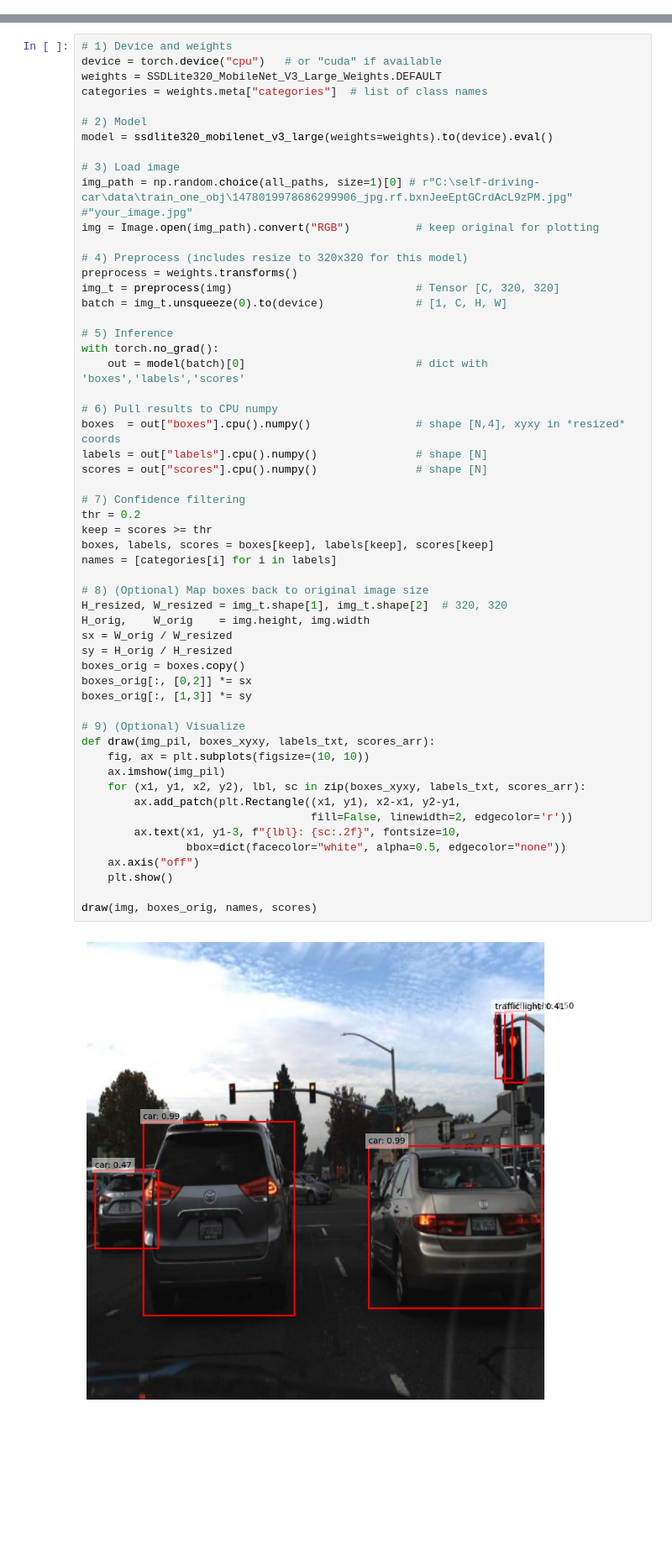
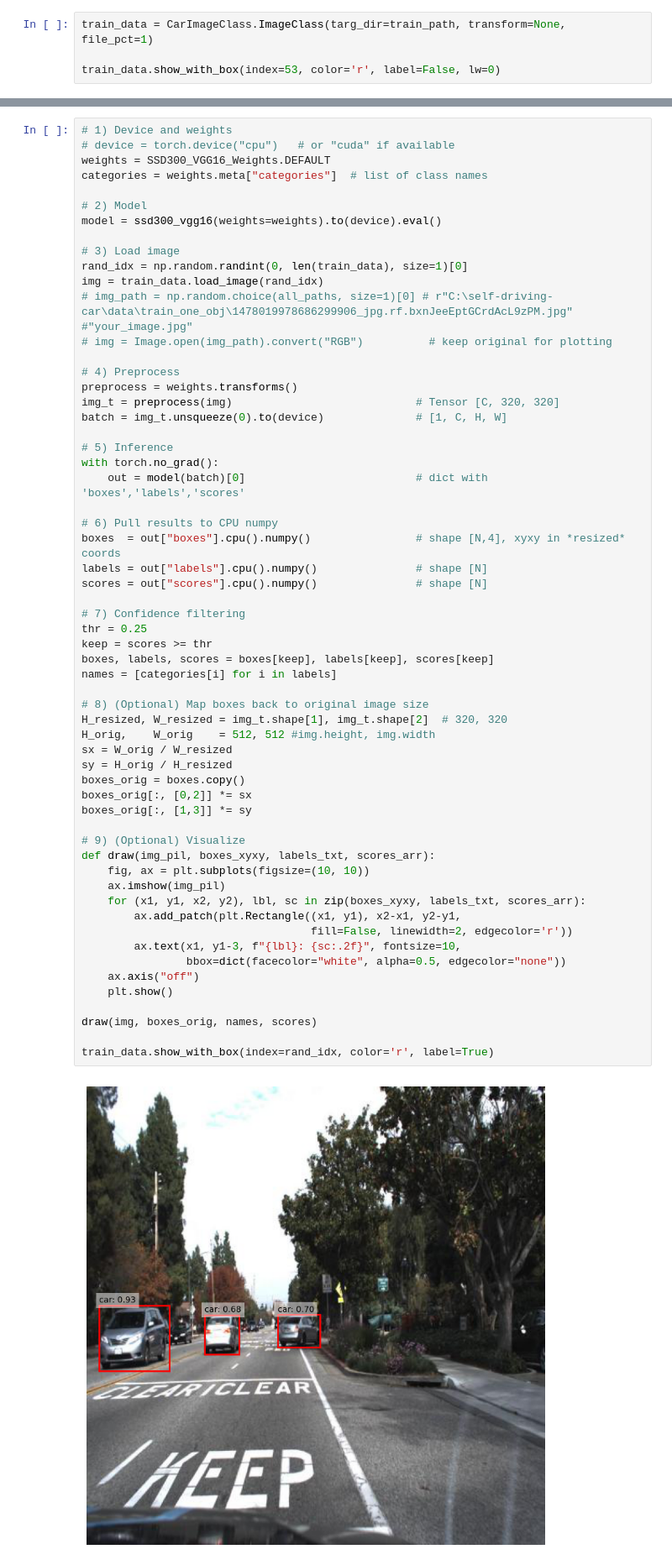
Before and after one commit to ElliotBlackstone/automotive-ssd-object-detection, a Jupyter notebook: SSD_test.ipynb, the cells around one changed output, grey strips where cells are left out. Shown at 84% size. Drawn from its saved outputs; the diff is of its cells as text; blank space fills up the shorter version.

Commit message:
Added SSD model

```diff
--- a/SSD_test.ipynb
+++ b/SSD_test.ipynb
@@ -11,0 +34,4 @@ from pathlib import Path
+# %%
+train_data = CarImageClass.ImageClass(targ_dir=train_path, transform=None, file_pct=1)
+
+train_data.show_with_box(index=53, color='r', label=False, lw=0)
@@ -19,17 +64,19 @@ WindowsPath('C:/self-driving-car/data/train_one_obj/1478898710789927725_jpg.rf.s
 # %%
 # 1) Device and weights
-device = torch.device("cpu")   # or "cuda" if available
-weights = SSDLite320_MobileNet_V3_Large_Weights.DEFAULT
+# device = torch.device("cpu")   # or "cuda" if available
+weights = SSD300_VGG16_Weights.DEFAULT
 categories = weights.meta["categories"]  # list of class names
 
 # 2) Model
-model = ssdlite320_mobilenet_v3_large(weights=weights).to(device).eval()
+model = ssd300_vgg16(weights=weights).to(device).eval()
 
 # 3) Load image
-img_path = np.random.choice(all_paths, size=1)[0] # r"C:\self-driving-car\data\train_one_obj\1478019978686299906_jpg.rf.bxnJeeEptGCrdAcL9zPM.jpg" #"your_image.jpg"
-img = Image.open(img_path).convert("RGB")          # keep original for plotting
+rand_idx = np.random.randint(0, len(train_data), size=1)[0]
+img = train_data.load_image(rand_idx)
+# img_path = np.random.choice(all_paths, size=1)[0] # r"C:\self-driving-car\data\train_one_obj\1478019978686299906_jpg.rf.bxnJeeEptGCrdAcL9zPM.jpg" #"your_image.jpg"
+# img = Image.open(img_path).convert("RGB")          # keep original for plotting
 
-# 4) Preprocess (includes resize to 320x320 for this model)
+# 4) Preprocess
 preprocess = weights.transforms()
 img_t = preprocess(img)                            # Tensor [C, 320, 320]
 batch = img_t.unsqueeze(0).to(device)              # [1, C, H, W]
@@ -43,33 +90,35 @@ boxes  = out["boxes"].cpu().numpy()                # shape [N,4], xyxy in *resiz
 labels = out["labels"].cpu().numpy()               # shape [N]
 scores = out["scores"].cpu().numpy()               # shape [N]
 
 # 7) Confidence filtering
-thr = 0.2
+thr = 0.25
 keep = scores >= thr
 boxes, labels, scores = boxes[keep], labels[keep], scores[keep]
 names = [categories[i] for i in labels]
 
 # 8) (Optional) Map boxes back to original image size
 H_resized, W_resized = img_t.shape[1], img_t.shape[2]  # 320, 320
-H_orig,    W_orig    = img.height, img.width
+H_orig,    W_orig    = 512, 512 #img.height, img.width
 sx = W_orig / W_resized
 sy = H_orig / H_resized
 boxes_orig = boxes.copy()
 boxes_orig[:, [0,2]] *= sx
 boxes_orig[:, [1,3]] *= sy
 
 # 9) (Optional) Visualize
 def draw(img_pil, boxes_xyxy, labels_txt, scores_arr):
     fig, ax = plt.subplots(figsize=(10, 10))
     ax.imshow(img_pil)
     for (x1, y1, x2, y2), lbl, sc in zip(boxes_xyxy, labels_txt, scores_arr):
         ax.add_patch(plt.Rectangle((x1, y1), x2-x1, y2-y1,
                                    fill=False, linewidth=2, edgecolor='r'))
         ax.text(x1, y1-3, f"{lbl}: {sc:.2f}", fontsize=10,
                 bbox=dict(facecolor="white", alpha=0.5, edgecolor="none"))
     ax.axis("off")
     plt.show()
 
 draw(img, boxes_orig, names, scores)
+
+train_data.show_with_box(index=rand_idx, color='r', label=True)
 # %% [output]
-[figure, old version]
+[figure, new version]
```
Also changed, not shown: parts of 13 cells of this notebook, 2 other files.
